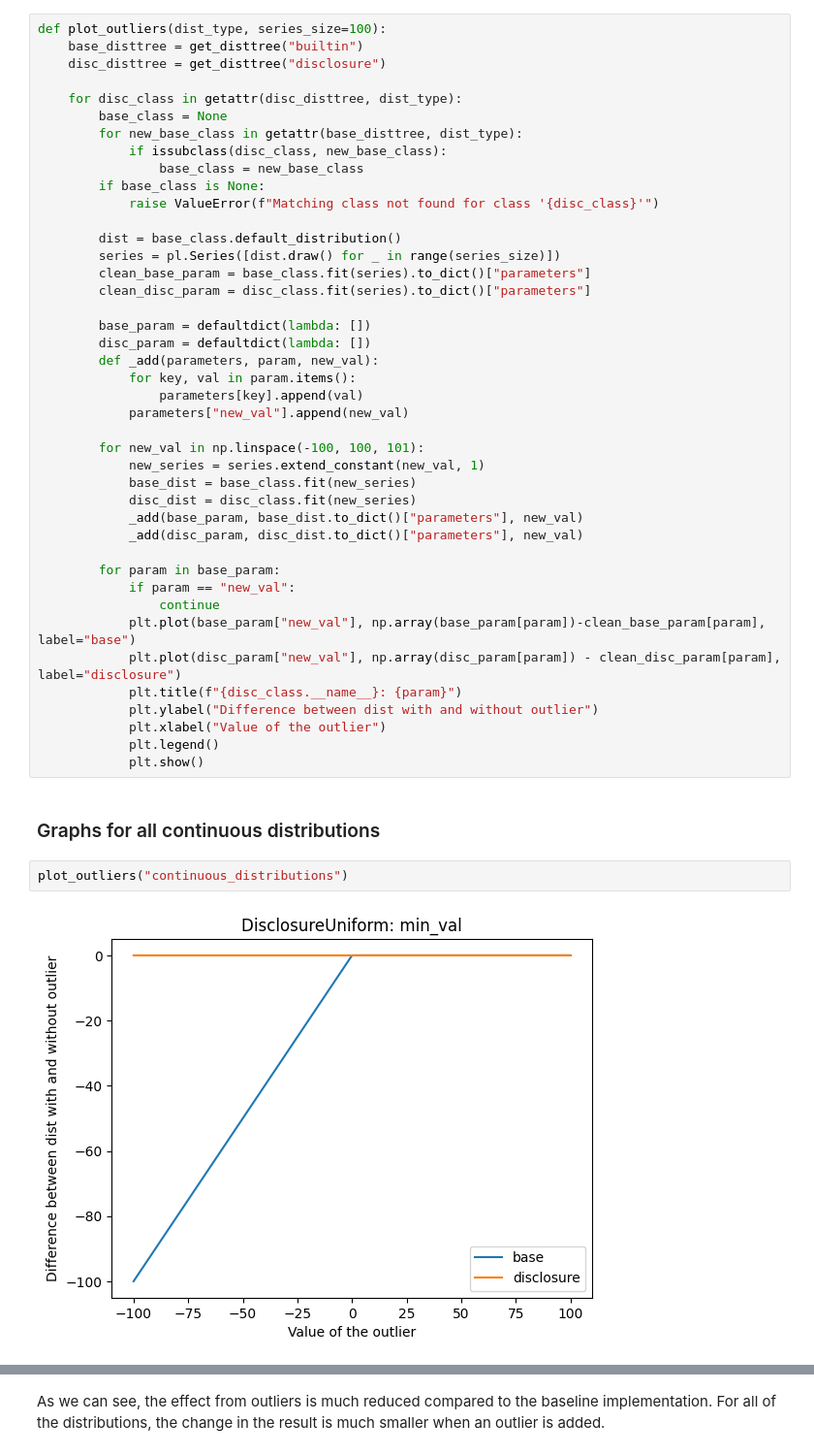
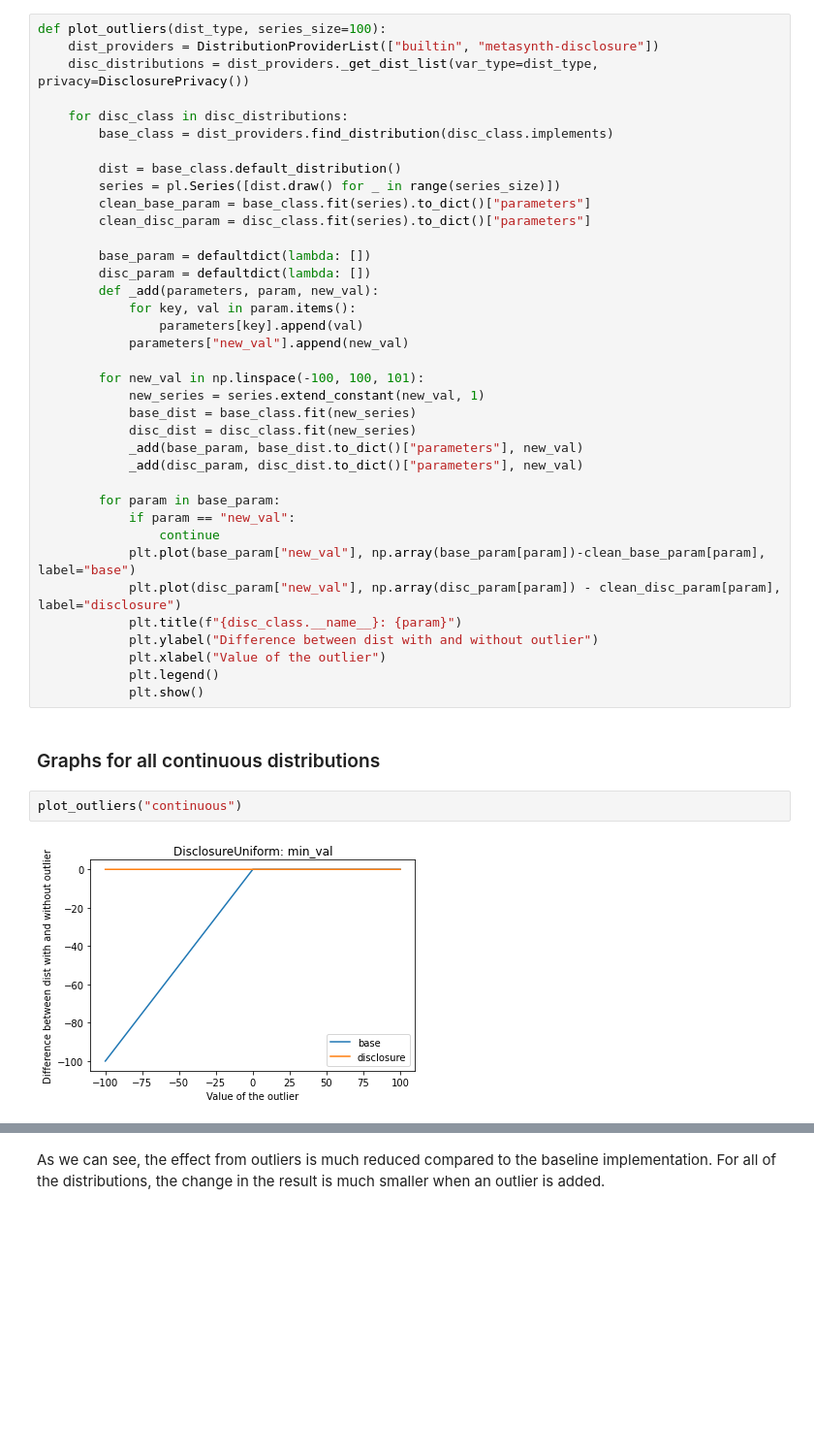
Before and after one commit to sodascience/metasyn-disclosure-control, a Jupyter notebook: examples/tutorial.ipynb, the cells around one changed output, grey strips where cells are left out. Shown at 97% size. Drawn from its saved outputs; the diff is of its cells as text; blank space fills up the shorter version.

```diff
--- a/examples/tutorial.ipynb
+++ b/examples/tutorial.ipynb
@@ -110,16 +114,11 @@ from matplotlib import pyplot as plt
 Define the plotting function.
 # %%
 def plot_outliers(dist_type, series_size=100):
-    base_disttree = get_disttree("builtin")
-    disc_disttree = get_disttree("disclosure")
+    dist_providers = DistributionProviderList(["builtin", "metasynth-disclosure"])
+    disc_distributions = dist_providers._get_dist_list(var_type=dist_type, privacy=DisclosurePrivacy())
 
-    for disc_class in getattr(disc_disttree, dist_type):
-        base_class = None
-        for new_base_class in getattr(base_disttree, dist_type):
-            if issubclass(disc_class, new_base_class):
-                base_class = new_base_class
-        if base_class is None:
-            raise ValueError(f"Matching class not found for class '{disc_class}'")
+    for disc_class in disc_distributions:
+        base_class = dist_providers.find_distribution(disc_class.implements)
 
         dist = base_class.default_distribution()
         series = pl.Series([dist.draw() for _ in range(series_size)])
@@ -153,6 +152,6 @@ def plot_outliers(dist_type, series_size=100):
 # %% [markdown]
 ### Graphs for all continuous distributions
 # %%
-plot_outliers("continuous_distributions")
+plot_outliers("continuous")
 # %% [output]
-[figure, old version]
+[figure, new version]
```
Also changed, not shown: parts of 7 cells of this notebook, 13 other files.
